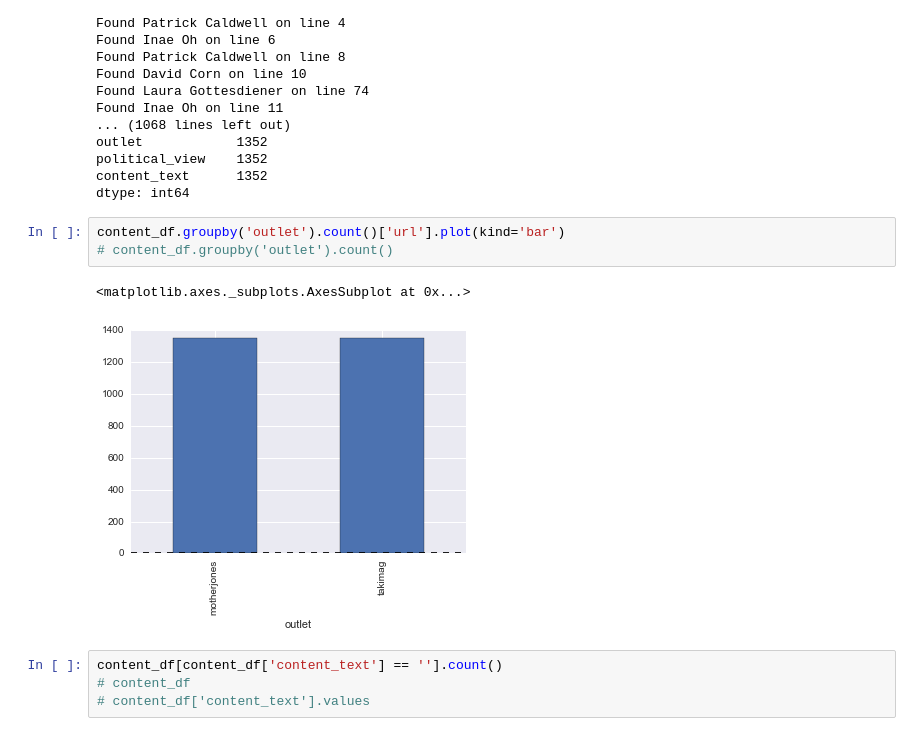
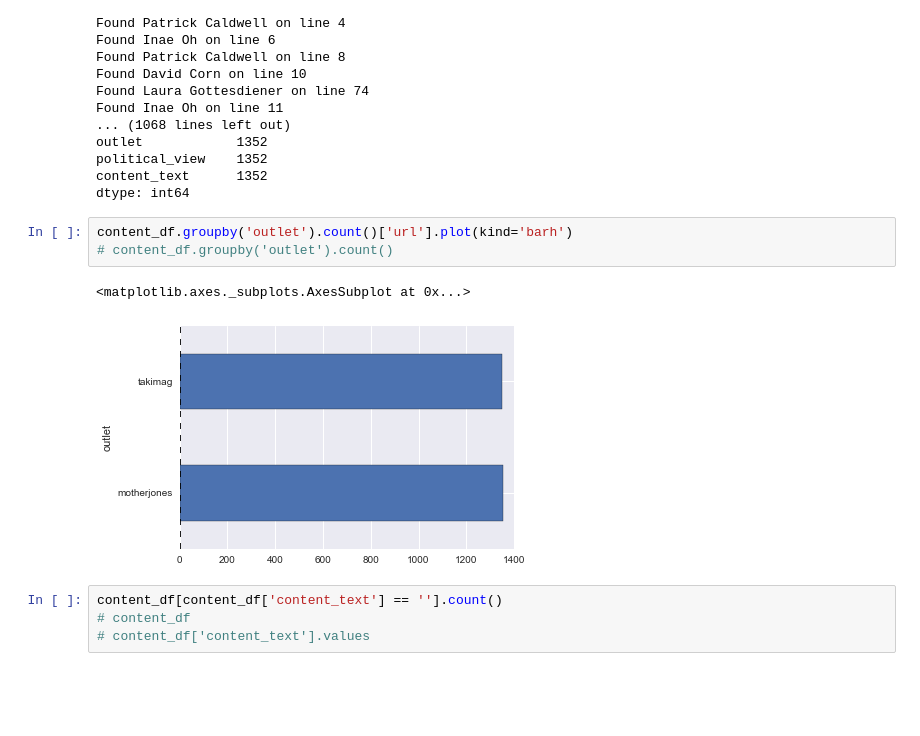
Before and after one commit to duaaelzeney/livecoding.tv, a Jupyter notebook: notebooks/Political Classifier.ipynb, the cells around one changed output. Saved outputs shown, nothing was run; the diff lists cells and outputs as text; blank space fills up the shorter version.

```diff
--- a/notebooks/Political Classifier.ipynb
+++ b/notebooks/Political Classifier.ipynb
@@ -164,11 +164,11 @@ political_view    1352
 content_text      1352
 dtype: int64
 # %%
-content_df.groupby('outlet').count()['url'].plot(kind='bar')
+content_df.groupby('outlet').count()['url'].plot(kind='barh')
 # content_df.groupby('outlet').count()
 # %% [output]
 <matplotlib.axes._subplots.AxesSubplot at 0x...>
-[figure, old version]
+[figure, new version]
 # %%
 content_df[content_df['content_text'] == ''].count()
 # content_df
```
Also changed, not shown: 2 other files.
